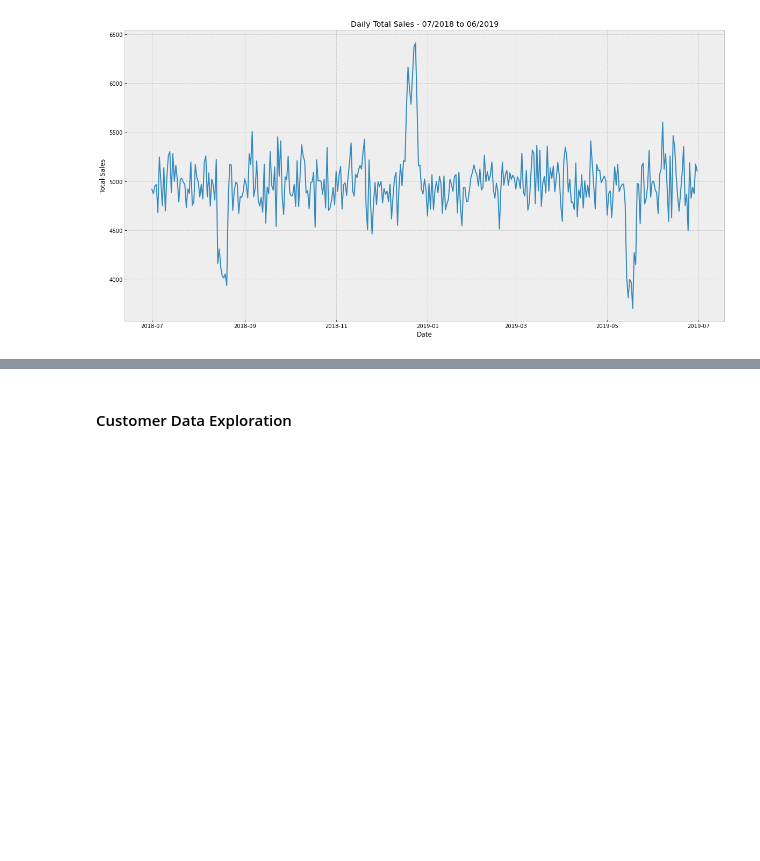
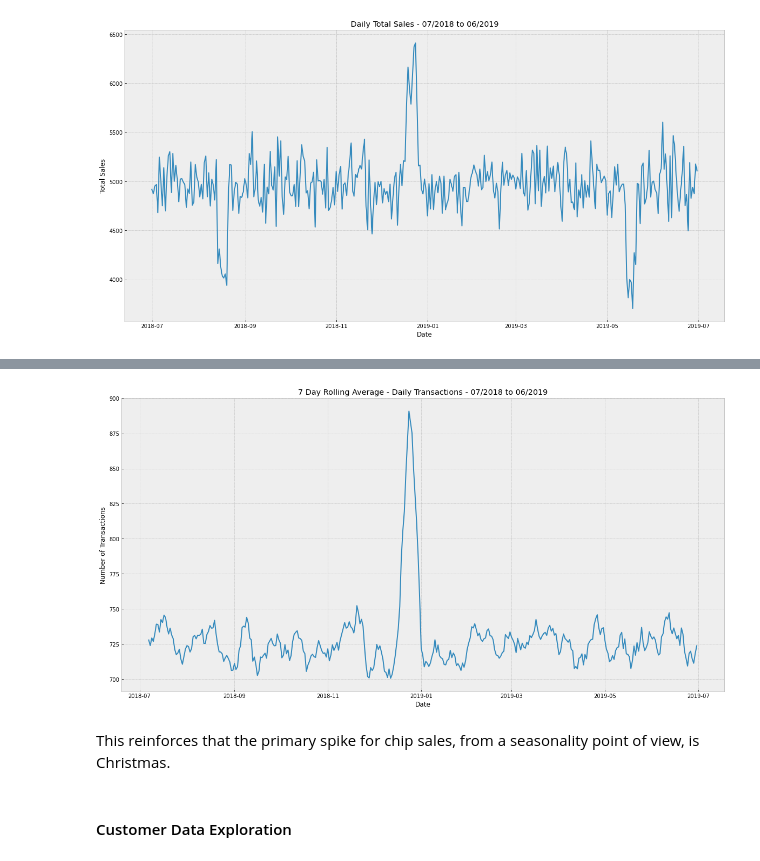
Before and after one commit to sebgiunta/quantium_data_analysis_project, a Jupyter notebook: Quantium_Data_Analysis.v2.ipynb, the cells around one changed output, grey strips where cells are left out. Drawn from its saved outputs; the diff is of its cells as text; code cells hidden in the pictures; blank space fills up the shorter version.

```diff
--- a/Quantium_Data_Analysis.v2.ipynb
+++ b/Quantium_Data_Analysis.v2.ipynb
@@ -629,3 +638,22 @@ df_grouped
+# %%
+# Time series of 7-day Rolling Avergae - Daily Transactions
+
+# Draw plot
+fig, ax = plt.subplots(figsize=(20,10))
+
+# Plot line
+sns.lineplot(data=transactions.rolling(7).mean())
+
+#Formatting
+ax.set_title('7 Day Rolling Average - Daily Transactions - 07/2018 to 06/2019')
+ax.set_ylabel('Number of Transactions')
+ax.set_xlabel('Date')
+
+plt.show()
+# %% [output]
+[figure, added]
+# %% [markdown]
+This reinforces that the primary spike for chip sales, from a seasonality point of view, is Christmas.
 # %% [markdown]
 #### Customer Data Exploration
 # %%
```
Also changed, not shown: parts of 57 cells of this notebook, 1 other file.
